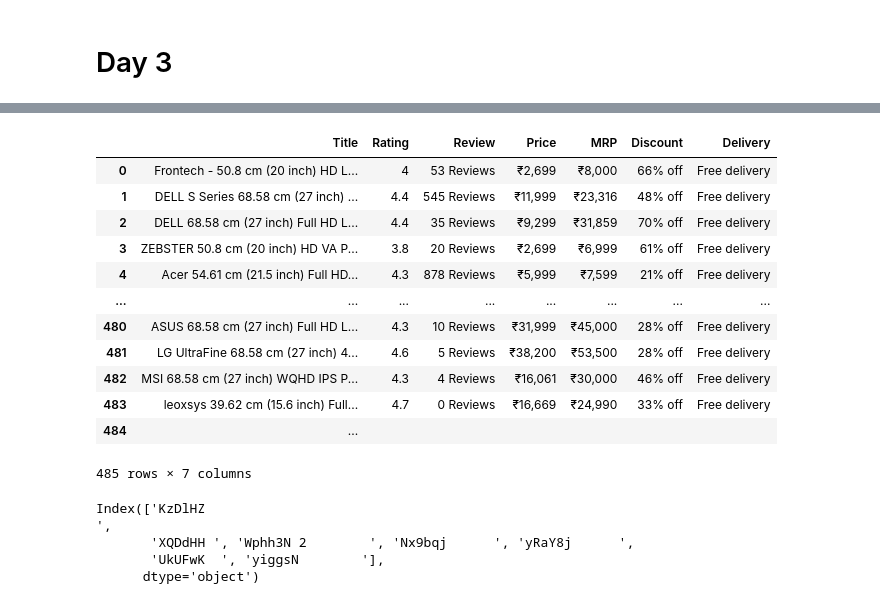
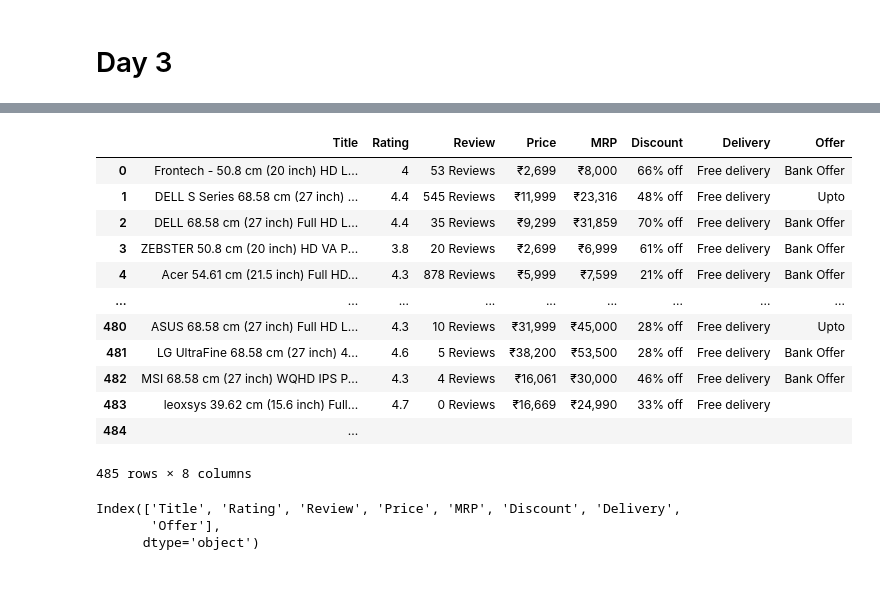
Before and after one commit to ashutosh414/Python-from-beginning, a Jupyter notebook: Day028_Pandas.ipynb, the cells around one changed output, grey strips where cells are left out. Drawn from its saved outputs; the diff is of its cells as text; code cells hidden in the pictures.

```diff
--- a/Day028_Pandas.ipynb
+++ b/Day028_Pandas.ipynb
@@ -327,7 +327,4 @@ Name: count, dtype: int64
 # %%
 import pandas as pd
 # %%
-fData=pd.read_csv('Day_028_flipkartMoniterData.csv')
+fData=pd.read_csv('Day028_flipkartMoniterData.csv')
-# %%
-fData=pd.read_csv('Day_028_flipkartMoniterData.csv')
-fData
@@ -348,33 +334,33 @@ fData
 # %%
-fData1=fData.iloc[:,[2,3,7,14,15,16,17]].copy()
+fData1=fData.iloc[:,[2,3,7,14,15,16,17,19]].copy()
 fData1.rename(columns={'KzDlHZ                                                                                                       ':'Title',
                        'XQDdHH ':'Rating',
                        'Wphh3N 2        ':'Review',
                        'Nx9bqj      ':'Price',
                        'yRaY8j      ':'MRP',
                        'UkUFwK  ':'Discount',
-                       'yiggsN        ':'Delivery'},inplace=True)
+                       'yiggsN        ':'Delivery',
+                       'yiggsN 3      ':'Offer'},inplace=True)
 fData1
 # %% [output]
-|  | Title | Rating | Review | Price | MRP | Discount | Delivery |
-| 0 | Frontech - 50.8 cm (20 inch) HD L... | 4 | 53 Reviews | ₹2,699 | ₹8,000 | 66% off | Free delivery |
-| 1 | DELL S Series 68.58 cm (27 inch) ... | 4.4 | 545 Reviews | ₹11,999 | ₹23,316 | 48% off | Free delivery |
-| 2 | DELL 68.58 cm (27 inch) Full HD L... | 4.4 | 35 Reviews | ₹9,299 | ₹31,859 | 70% off | Free delivery |
-| 3 | ZEBSTER 50.8 cm (20 inch) HD VA P... | 3.8 | 20 Reviews | ₹2,699 | ₹6,999 | 61% off | Free delivery |
-| 4 | Acer 54.61 cm (21.5 inch) Full HD... | 4.3 | 878 Reviews | ₹5,999 | ₹7,599 | 21% off | Free delivery |
-| ... | ... | ... | ... | ... | ... | ... | ... |
-| 480 | ASUS 68.58 cm (27 inch) Full HD L... | 4.3 | 10 Reviews | ₹31,999 | ₹45,000 | 28% off | Free delivery |
-| 481 | LG UltraFine 68.58 cm (27 inch) 4... | 4.6 | 5 Reviews | ₹38,200 | ₹53,500 | 28% off | Free delivery |
-| 482 | MSI 68.58 cm (27 inch) WQHD IPS P... | 4.3 | 4 Reviews | ₹16,061 | ₹30,000 | 46% off | Free delivery |
-| 483 | leoxsys 39.62 cm (15.6 inch) Full... | 4.7 | 0 Reviews | ₹16,669 | ₹24,990 | 33% off | Free delivery |
-| 484 | ... |  |  |  |  |  |  |
+|  | Title | Rating | Review | Price | MRP | Discount | Delivery | Offer |
+| 0 | Frontech - 50.8 cm (20 inch) HD L... | 4 | 53 Reviews | ₹2,699 | ₹8,000 | 66% off | Free delivery | Bank Offer |
+| 1 | DELL S Series 68.58 cm (27 inch) ... | 4.4 | 545 Reviews | ₹11,999 | ₹23,316 | 48% off | Free delivery | Upto |
+| 2 | DELL 68.58 cm (27 inch) Full HD L... | 4.4 | 35 Reviews | ₹9,299 | ₹31,859 | 70% off | Free delivery | Bank Offer |
+| 3 | ZEBSTER 50.8 cm (20 inch) HD VA P... | 3.8 | 20 Reviews | ₹2,699 | ₹6,999 | 61% off | Free delivery | Bank Offer |
+| 4 | Acer 54.61 cm (21.5 inch) Full HD... | 4.3 | 878 Reviews | ₹5,999 | ₹7,599 | 21% off | Free delivery | Bank Offer |
+| ... | ... | ... | ... | ... | ... | ... | ... | ... |
+| 480 | ASUS 68.58 cm (27 inch) Full HD L... | 4.3 | 10 Reviews | ₹31,999 | ₹45,000 | 28% off | Free delivery | Upto |
+| 481 | LG UltraFine 68.58 cm (27 inch) 4... | 4.6 | 5 Reviews | ₹38,200 | ₹53,500 | 28% off | Free delivery | Bank Offer |
+| 482 | MSI 68.58 cm (27 inch) WQHD IPS P... | 4.3 | 4 Reviews | ₹16,061 | ₹30,000 | 46% off | Free delivery | Bank Offer |
+| 483 | leoxsys 39.62 cm (15.6 inch) Full... | 4.7 | 0 Reviews | ₹16,669 | ₹24,990 | 33% off | Free delivery |  |
+| 484 | ... |  |  |  |  |  |  |  |
-485 rows × 7 columns
+485 rows × 8 columns
 # %%
 print(fData1.columns)
 # %% [output]
-Index(['KzDlHZ                                                                                                       ',
-       'XQDdHH ', 'Wphh3N 2        ', 'Nx9bqj      ', 'yRaY8j      ',
-       'UkUFwK  ', 'yiggsN        '],
+Index(['Title', 'Rating', 'Review', 'Price', 'MRP', 'Discount', 'Delivery',
+       'Offer'],
       dtype='object')
 # %%
 fData1.to_csv('Day_028_Output_FlipkartMoniterData.csv',index=False)
```
Also changed, not shown: parts of 3 cells of this notebook, 1 other file.
